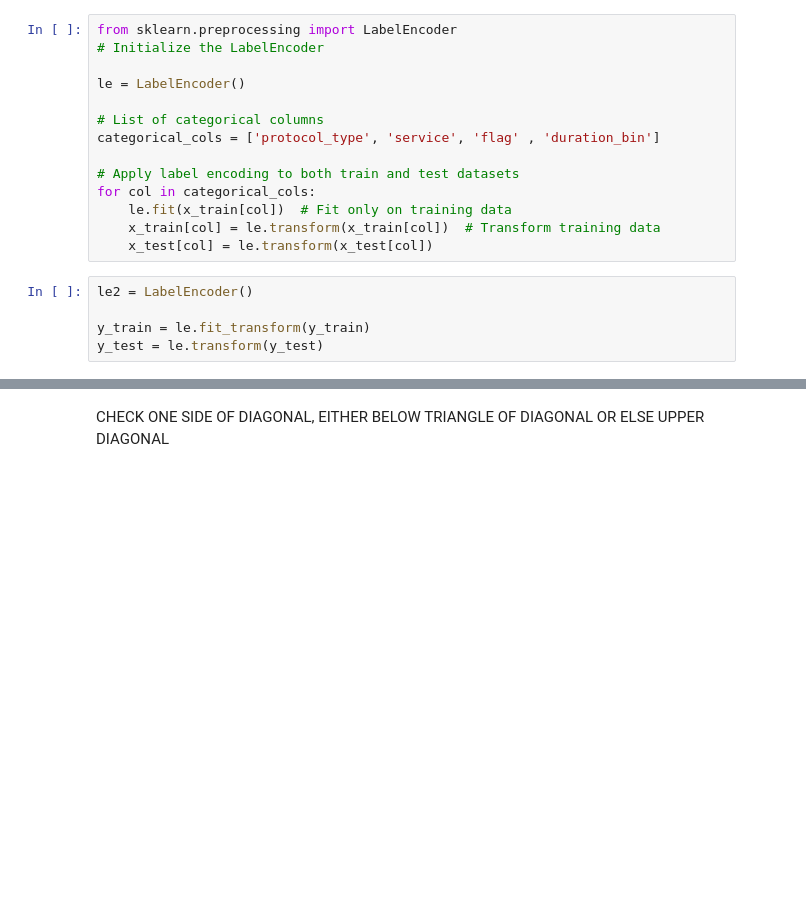
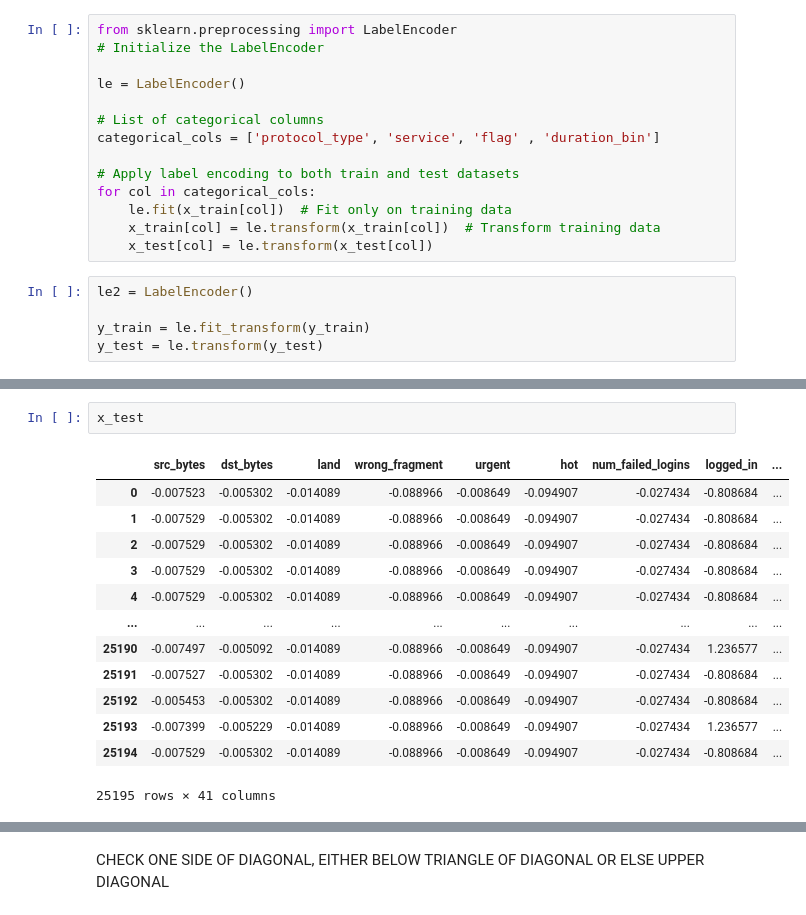
Before and after one commit to Swaraj07082/TrafficWarden, a Jupyter notebook: main3.ipynb, the cells around one changed output, grey strips where cells are left out. Drawn from its saved outputs; the diff is of its cells as text; blank space fills up the shorter version.

```diff
--- a/main3.ipynb
+++ b/main3.ipynb
@@ -97,3 +146,19 @@ y_test = le.transform(y_test)
+# %%
+x_test
+# %% [output]
+|  | src_bytes | dst_bytes | land | wrong_fragment | urgent | hot | num_failed_logins | logged_in | ... |
+| 0 | -0.007523 | -0.005302 | -0.014089 | -0.088966 | -0.008649 | -0.094907 | -0.027434 | -0.808684 | ... |
+| 1 | -0.007529 | -0.005302 | -0.014089 | -0.088966 | -0.008649 | -0.094907 | -0.027434 | -0.808684 | ... |
+| 2 | -0.007529 | -0.005302 | -0.014089 | -0.088966 | -0.008649 | -0.094907 | -0.027434 | -0.808684 | ... |
+| 3 | -0.007529 | -0.005302 | -0.014089 | -0.088966 | -0.008649 | -0.094907 | -0.027434 | -0.808684 | ... |
+| 4 | -0.007529 | -0.005302 | -0.014089 | -0.088966 | -0.008649 | -0.094907 | -0.027434 | -0.808684 | ... |
+| ... | ... | ... | ... | ... | ... | ... | ... | ... | ... |
+| 25190 | -0.007497 | -0.005092 | -0.014089 | -0.088966 | -0.008649 | -0.094907 | -0.027434 | 1.236577 | ... |
+| 25191 | -0.007527 | -0.005302 | -0.014089 | -0.088966 | -0.008649 | -0.094907 | -0.027434 | -0.808684 | ... |
+| 25192 | -0.005453 | -0.005302 | -0.014089 | -0.088966 | -0.008649 | -0.094907 | -0.027434 | -0.808684 | ... |
+| 25193 | -0.007399 | -0.005229 | -0.014089 | -0.088966 | -0.008649 | -0.094907 | -0.027434 | 1.236577 | ... |
+| 25194 | -0.007529 | -0.005302 | -0.014089 | -0.088966 | -0.008649 | -0.094907 | -0.027434 | -0.808684 | ... |
+25195 rows × 41 columns
 # %%
 import matplotlib.pyplot as plt
 import seaborn as sns
```
Also changed, not shown: parts of 19 cells of this notebook, 6 other files.
